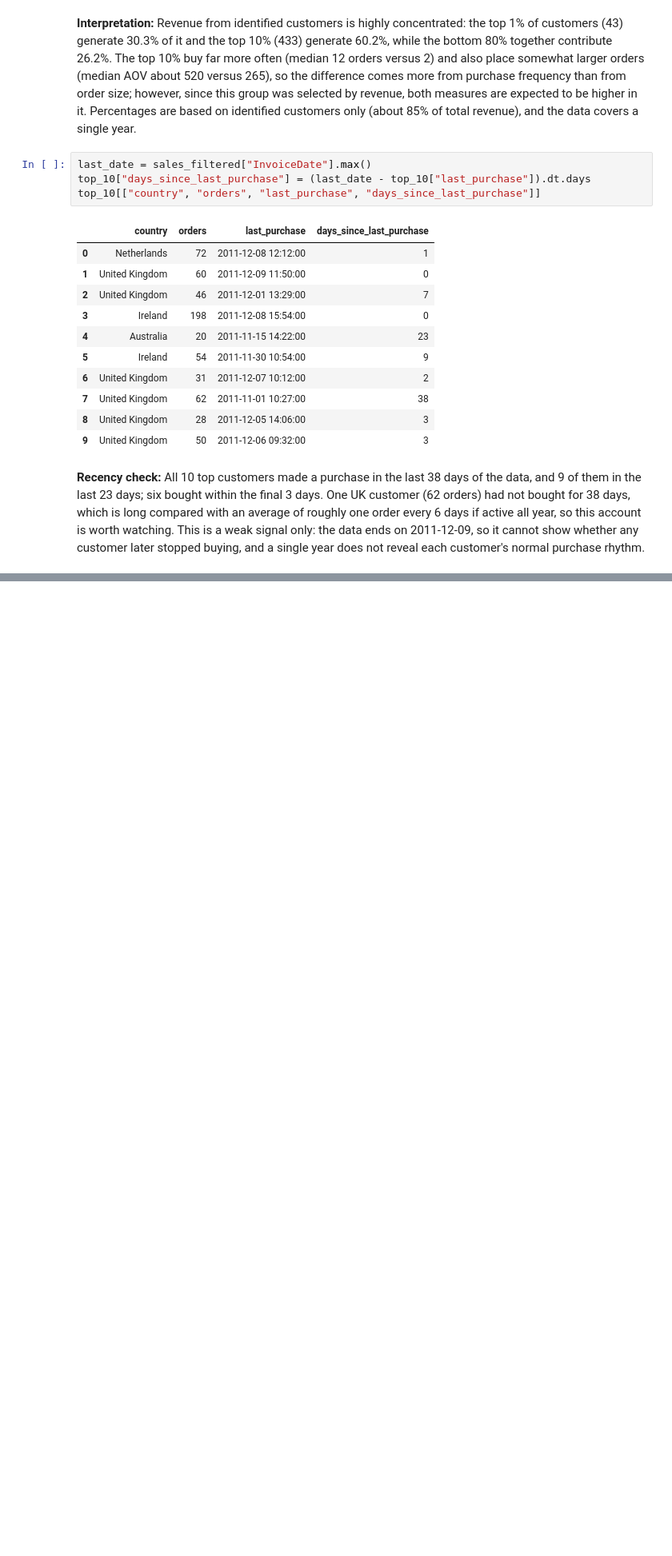
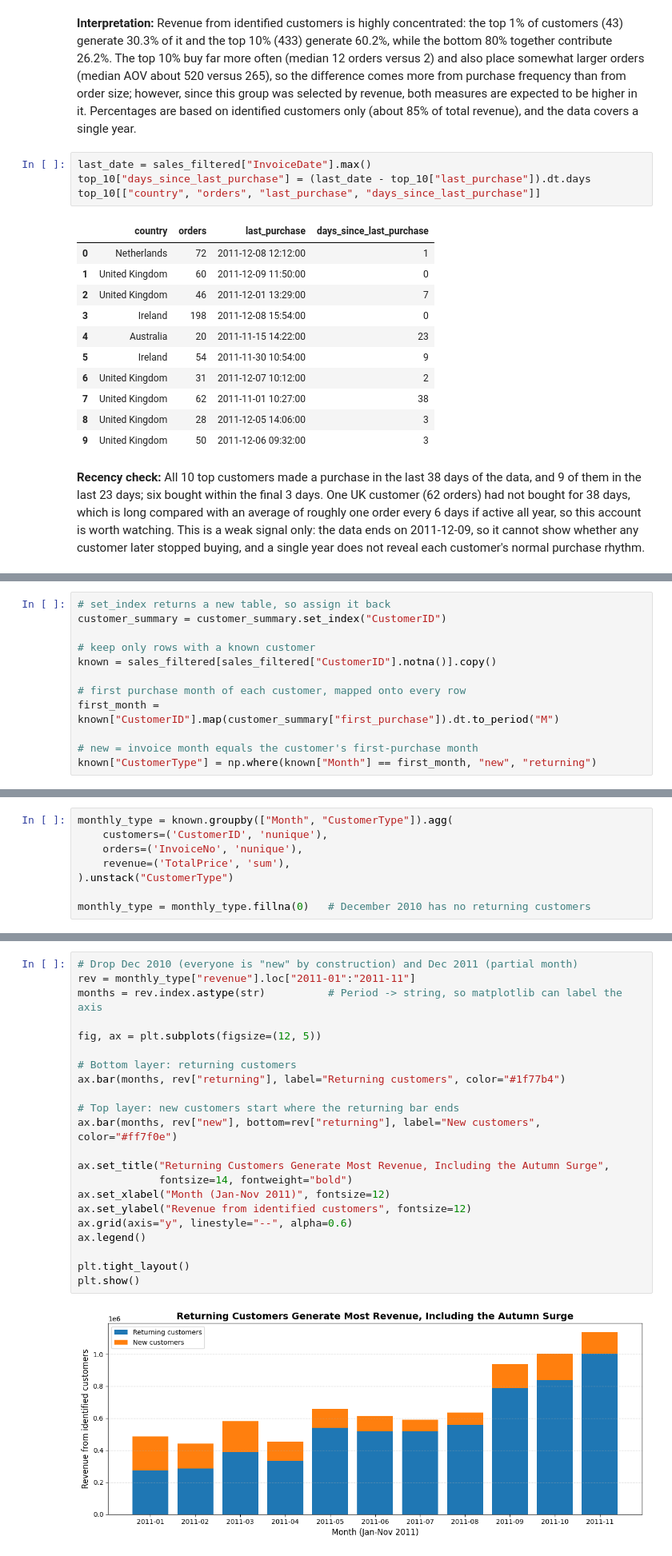
Before and after one commit to MahdiYaqobi/online-retail-data-cleaning, a Jupyter notebook: notebooks/eda_notebook.ipynb, the cells around one changed output, grey strips where cells are left out. Shown at 80% size. Cells and saved outputs as stored; diff of their text form; blank space fills up the shorter version.

```diff
--- a/notebooks/eda_notebook.ipynb
+++ b/notebooks/eda_notebook.ipynb
@@ -716,0 +726,12 @@ top_10[["country", "orders", "last_purchase", "days_since_last_purchase"]]
+# %%
+# set_index returns a new table, so assign it back
+customer_summary = customer_summary.set_index("CustomerID")
+
+# keep only rows with a known customer
+known = sales_filtered[sales_filtered["CustomerID"].notna()].copy()
+
+# first purchase month of each customer, mapped onto every row
+first_month = known["CustomerID"].map(customer_summary["first_purchase"]).dt.to_period("M")
+
+# new = invoice month equals the customer's first-purchase month
+known["CustomerType"] = np.where(known["Month"] == first_month, "new", "returning")
@@ -716,0 +748,8 @@ top_10[["country", "orders", "last_purchase", "days_since_last_purchase"]]
+# %%
+monthly_type = known.groupby(["Month", "CustomerType"]).agg(
+    customers=('CustomerID', 'nunique'),
+    orders=('InvoiceNo', 'nunique'),
+    revenue=('TotalPrice', 'sum'),
+).unstack("CustomerType")
+
+monthly_type = monthly_type.fillna(0)   # December 2010 has no returning customers
@@ -716,0 +798,24 @@ top_10[["country", "orders", "last_purchase", "days_since_last_purchase"]]
+# %%
+# Drop Dec 2010 (everyone is "new" by construction) and Dec 2011 (partial month)
+rev = monthly_type["revenue"].loc["2011-01":"2011-11"]
+months = rev.index.astype(str)          # Period -> string, so matplotlib can label the axis
+
+fig, ax = plt.subplots(figsize=(12, 5))
+
+# Bottom layer: returning customers
+ax.bar(months, rev["returning"], label="Returning customers", color="#1f77b4")
+
+# Top layer: new customers start where the returning bar ends
+ax.bar(months, rev["new"], bottom=rev["returning"], label="New customers", color="#ff7f0e")
+
+ax.set_title("Returning Customers Generate Most Revenue, Including the Autumn Surge",
+             fontsize=14, fontweight="bold")
+ax.set_xlabel("Month (Jan-Nov 2011)", fontsize=12)
+ax.set_ylabel("Revenue from identified customers", fontsize=12)
+ax.grid(axis="y", linestyle="--", alpha=0.6)
+ax.legend()
+
+plt.tight_layout()
+plt.show()
+# %% [output]
+[figure, added]
```
Also changed, not shown: parts of 7 cells of this notebook.
